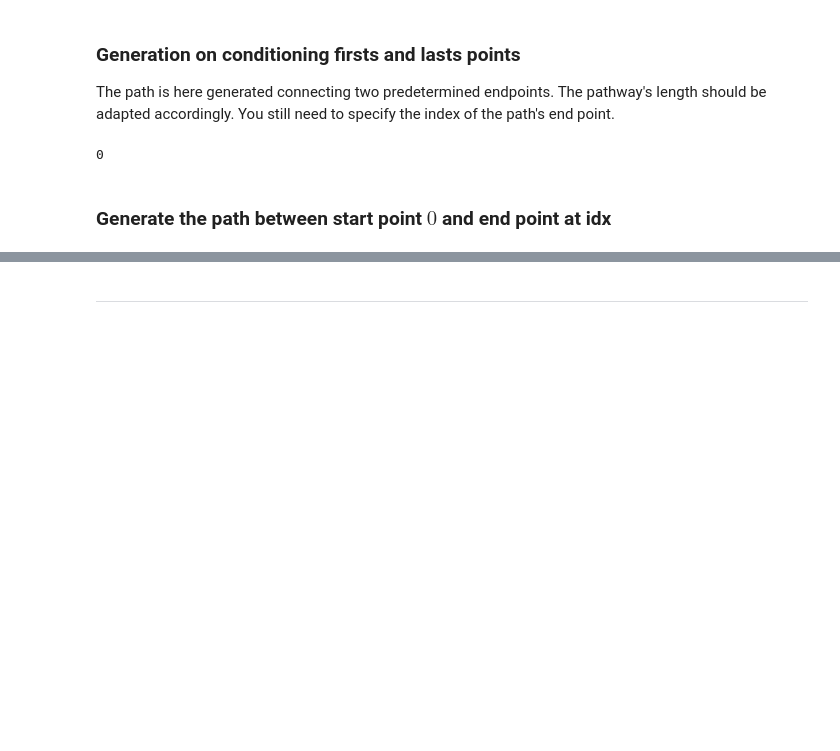
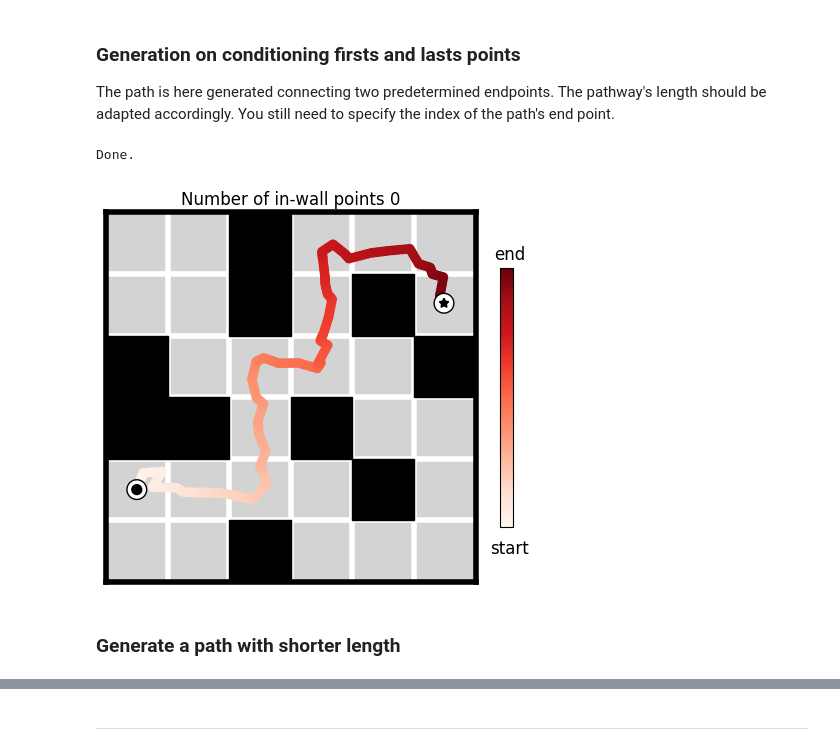
Before and after one commit to multitaskstochasticinterpolant/Code-Multitask-Stochastic-Interpolants, a Jupyter notebook: maze/maze-demo.ipynb, the cells around one changed output, grey strips where cells are left out. Drawn from its saved outputs; the diff is of its cells as text; code cells hidden in the pictures; blank space fills up the shorter version.

Commit message:
add maze material & Update README

```diff
--- a/maze/maze-demo.ipynb
+++ b/maze/maze-demo.ipynb
@@ -139,7 +147,7 @@ Make sure the pipeline is well defined.
 
 X should have only one channel here.
 # %%
-b =  VelocityFieldTS(init_features=dim, device="cuda").to(device)
+b =  VelocityFieldTS(init_features=dim, device=device).to(device)
 
 bs = 10 ## simple test batch size
 
@@ -262,14 +275,12 @@ Path_Loader = DataLoader(dataset=obs, batch_size=bs, shuffle=True)
 Load = True
 warm_up = False
 eval_ = False
-# b = VelocityFieldTS(init_features=length//inter, device="cuda")
-
-loss_min = 1e5
 
 if not Load:
+    b = VelocityFieldTS(init_features=length//inter, device=device)
     train(b=b, warm_up=warm_up, path="weight_CONV_MAZE_L50.pth")
 
 if Load:
-    b.load_state_dict(torch.load("weight_CONV_MAZE_L50.pth"))
+    b.load_state_dict(torch.load("weight_CONV_MAZE_L50.pth", map_location=torch.device("cpu")))
     print("This model has", sum(p.numel() for p in b.parameters()), "parameters.")
     b.eval()
@@ -316,12 +331,12 @@ class SDE:
             xs[i] = x
         return xs
 
-# eps = torch.tensor(0.7)
-# sde = SDE(b, interpolant, eps = eps, n_step = 80, device = device)
-# n_bs = 5
-# x0s= base.sample(n_bs, length//inter)
-# x0s = x0s.to(device)
-# x_init = x0s.clone().detach().to(device)  # Assume this is your forward-solved endpoint
-# x_final = sde.solve(x_init)
-# print(x_final.device)
-# x1s = x_final[-1].cpu().detach().numpy()  # This should give you the noise
+eps = torch.tensor(0.7)
+sde = SDE(b, interpolant, eps = eps, n_step = 80, device = device)
+n_bs = 5
+x0s= base.sample(n=n_bs, l=length//inter)
+x0s = x0s.to(device)
+x_init = x0s.clone().detach().to(device)  # Assume this is your forward-solved endpoint
+x_final = sde.solve(x_init)
+print(x_final.device)
+x1s = x_final[-1].cpu().detach().numpy()  # This should give you the noise
@@ -358,38 +375,47 @@ The path is here generated connecting two predetermined endpoints. The pathway's
 # %%
 #Take a random index to impose a number of point in the path. In practice, it must be CHOSEN WISELY.
 idx = np.random.randint(low=7, high=50)
 idx = -1
-#Load in the set of start and end point
-with open("Points.pth", mode="rb") as f:
+
+#Load in the set of start and end point, already normalized
+with open("Starting_Points.pth", mode="rb") as f:
     points = pkl.load(f)
+
+#Choose a pair or start and end point.
+idxx=4
+start_point = torch.tensor(points[idxx, 0], device=device)
+end_point = torch.tensor(points[idxx, 1], device=device)
 
 def shortest_path(start_point: np.ndarray, end_point: np.ndarray, idx: int=-1):
 
     Alpha = torch.stack((torch.linspace(1.0,0.0, 80 + 1, device = device),)*((length//inter)), axis = 1)
     Alpha[:,idx] = 0
     Alpha[:,0] = 0
 
     mask = torch.ones((length//inter), device = device)
     mask[idx] = 0
     mask[0] = 0
     mask = torch.concatenate((mask[:,np.newaxis], mask[:,np.newaxis]), axis = 1)
 
     sde  = SDE(b, interpolant, n_step = 80, device = device, eps = .7, Alpha=Alpha, mask=mask)
     n_bs = 1
 
-    x0s = base.sample(n_bs, length//inter)
+    x0s = base.sample(n=n_bs, l=length//inter)
     x0s = x0s.to(device)
     x_init = x0s.clone().detach()  # Assume this is your forward-solved endpoint
-    x_init[:, 0, idx], x_init[:, 0, 0] = torch.tensor(goal_point, device=device), torch.tensor(start_point, device=device)
+    x_init[:, 0, idx], x_init[:, 0, 0] = torch.tensor(end_point, device=device), torch.tensor(start_point, device=device)
 
     x_final = sde.solve(x_init).squeeze(2) #Remove the useless channel axis
     x1s = x_final[-1].cpu().detach().numpy() #Keep the last time step
     x1s = interpolate(x1s)
-    plot_maze(obs=x1s, scaler=scaler, save=False, title="Number of in-wall points {}".format(count_in_wall(x1s)))
+    plot_maze(obs=x1s, scaler=scaler, title="Number of in-wall points {}".format(count_in_wall(x1s)))
+
+shortest_path(start_point, end_point)
 # %% [output]
-0
+Done.
+[figure, added]
 # %% [markdown]
-### Generate the path between start point $0$ and end point at idx
+### Generate a path with shorter length
 # %%
 #Take a random index to impose a number of point in the path
 
```
Also changed, not shown: parts of 26 cells of this notebook, 10 other files.
